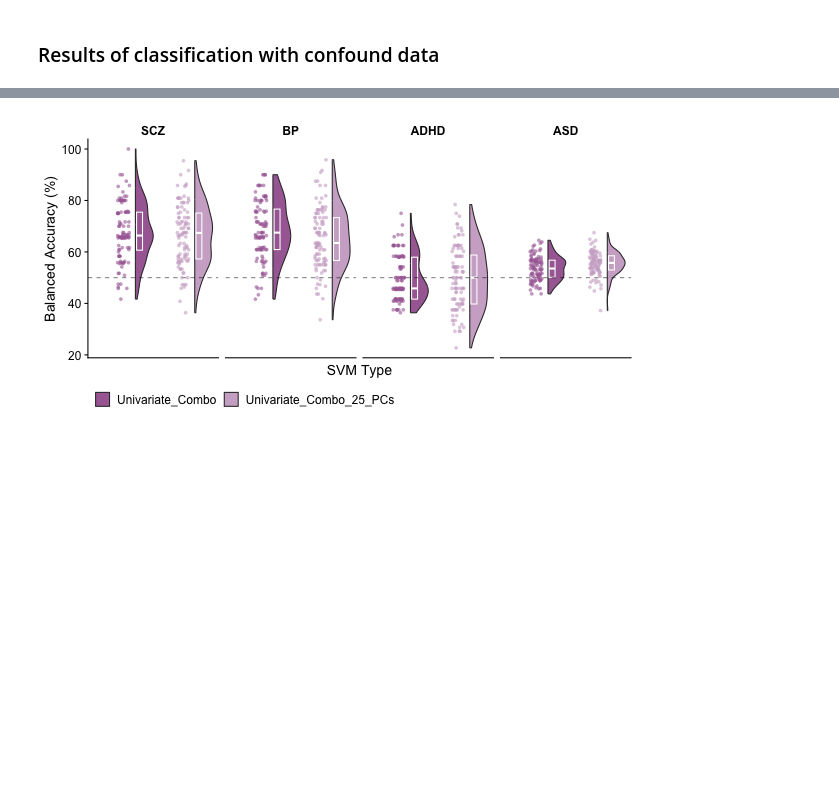
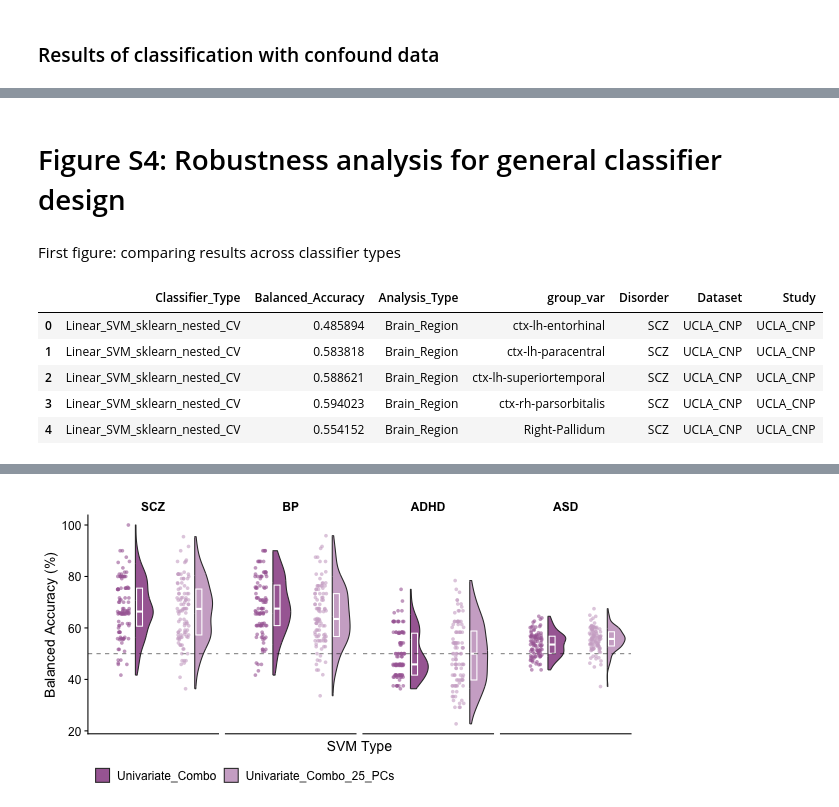
Before and after one commit to DynamicsAndNeuralSystems/fMRI_FeaturesDisorders, a Jupyter notebook: generate_all_figures.ipynb, the cells around one changed output, grey strips where cells are left out. Drawn from its saved outputs; the diff is of its cells as text; code cells hidden in the pictures; blank space fills up the shorter version.

```diff
--- a/generate_all_figures.ipynb
+++ b/generate_all_figures.ipynb
@@ -1799,0 +1886,18 @@ univariate_combo_first25_PCs %>%
+# %% [markdown]
+# Figure S4: Robustness analysis for general classifier design
+# %%
+# Read in results for (1) classifier choice and (2) nested cross-validation comparison
+
+classifier_type_classification_res = pd.read_feather("data/classification_results/robustness_analysis/all_classifier_types_results.feather")
+nested_CV_classification_res = pd.read_feather("data/classification_results/robustness_analysis/all_nested_CV_results.feather")
+# %% [markdown]
+First figure: comparing results across classifier types
+# %%
+nested_CV_classification_res.head()
+# %% [output]
+|  | Classifier_Type | Balanced_Accuracy | Analysis_Type | group_var | Disorder | Dataset | Study |
+| 0 | Linear_SVM_sklearn_nested_CV | 0.485894 | Brain_Region | ctx-lh-entorhinal | SCZ | UCLA_CNP | UCLA_CNP |
+| 1 | Linear_SVM_sklearn_nested_CV | 0.583818 | Brain_Region | ctx-lh-paracentral | SCZ | UCLA_CNP | UCLA_CNP |
+| 2 | Linear_SVM_sklearn_nested_CV | 0.588621 | Brain_Region | ctx-lh-superiortemporal | SCZ | UCLA_CNP | UCLA_CNP |
+| 3 | Linear_SVM_sklearn_nested_CV | 0.594023 | Brain_Region | ctx-rh-parsorbitalis | SCZ | UCLA_CNP | UCLA_CNP |
+| 4 | Linear_SVM_sklearn_nested_CV | 0.554152 | Brain_Region | Right-Pallidum | SCZ | UCLA_CNP | UCLA_CNP |
```
Also changed, not shown: parts of 75 cells of this notebook, 47 other files.
